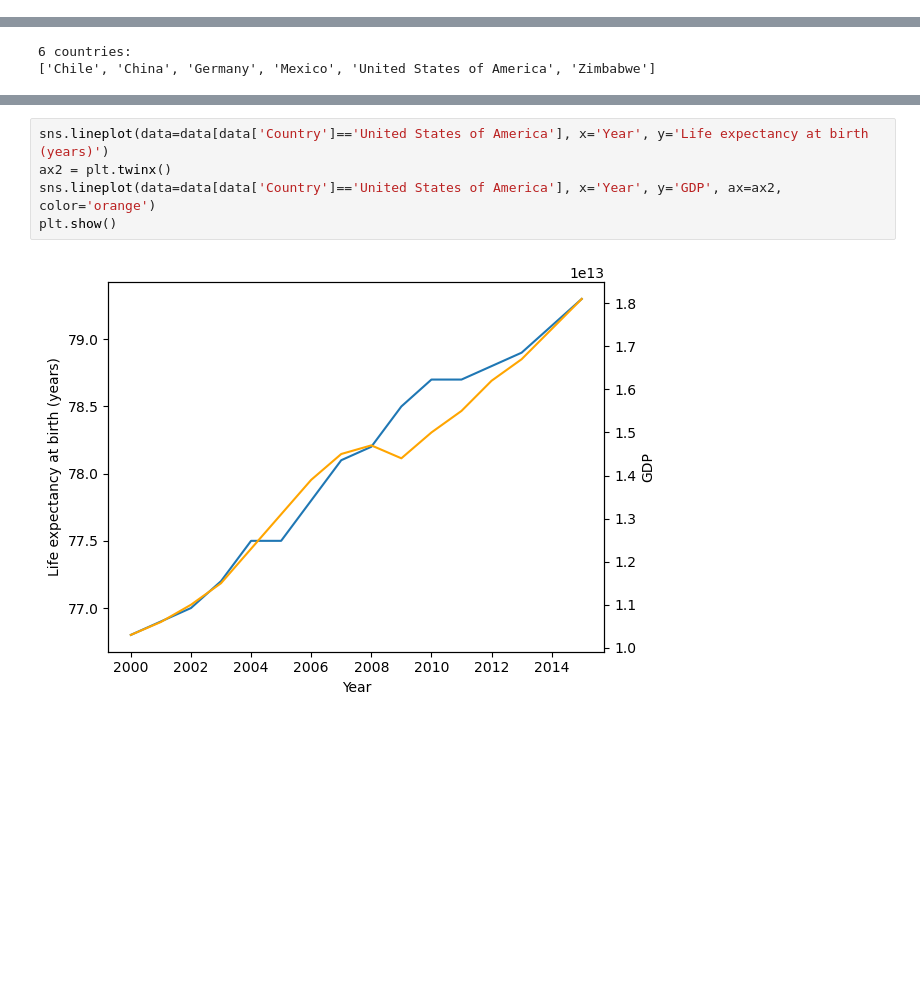
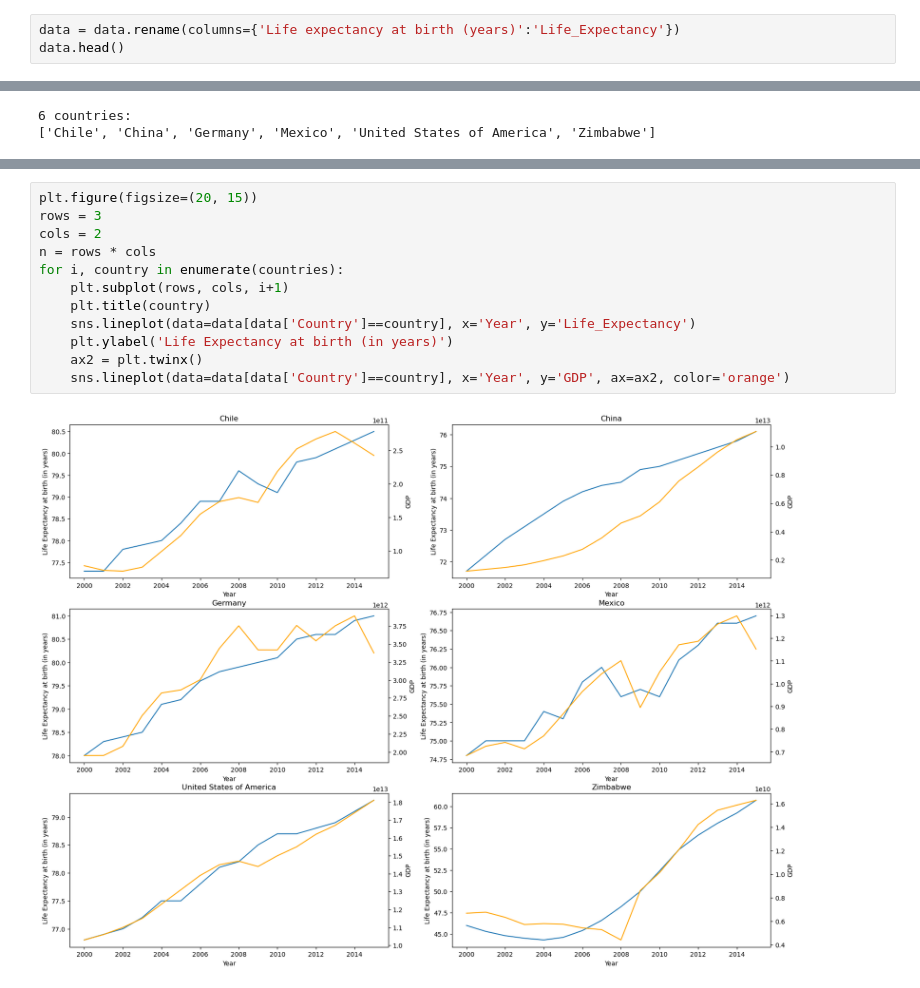
Before and after one commit to gabrielafichtner/gdp_life_expectancy, a Jupyter notebook: code/life_expectancy_gdp.ipynb, the cells around one changed output, grey strips where cells are left out. Cells and saved outputs as stored; diff of their text form; blank space fills up the shorter version.

Commit message:
graph of life expectancy and gdp per year of all countries and in all dataset. boxplot of life expectancy of countries

```diff
--- a/code/life_expectancy_gdp.ipynb
+++ b/code/life_expectancy_gdp.ipynb
@@ -18,3 +18,6 @@ data.head()
 | 2 | Chile | 2002 | 77.8 | 6.973681e+10 |
 | 3 | Chile | 2003 | 77.9 | 7.564346e+10 |
 | 4 | Chile | 2004 | 78.0 | 9.921039e+10 |
+# %%
+data = data.rename(columns={'Life expectancy at birth (years)':'Life_Expectancy'})
+data.head()
@@ -57,7 +56,14 @@ plt.show()
 # %%
-sns.lineplot(data=data[data['Country']=='United States of America'], x='Year', y='Life expectancy at birth (years)')
-ax2 = plt.twinx()
-sns.lineplot(data=data[data['Country']=='United States of America'], x='Year', y='GDP', ax=ax2, color='orange')
-plt.show()
+plt.figure(figsize=(20, 15))
+rows = 3
+cols = 2
+n = rows * cols
+for i, country in enumerate(countries):
+    plt.subplot(rows, cols, i+1)
+    plt.title(country)
+    sns.lineplot(data=data[data['Country']==country], x='Year', y='Life_Expectancy')
+    plt.ylabel('Life Expectancy at birth (in years)')
+    ax2 = plt.twinx()
+    sns.lineplot(data=data[data['Country']==country], x='Year', y='GDP', ax=ax2, color='orange')
 # %% [output]
-[figure, old version]
+[figure, new version]
```
Also changed, not shown: parts of 8 cells of this notebook.
